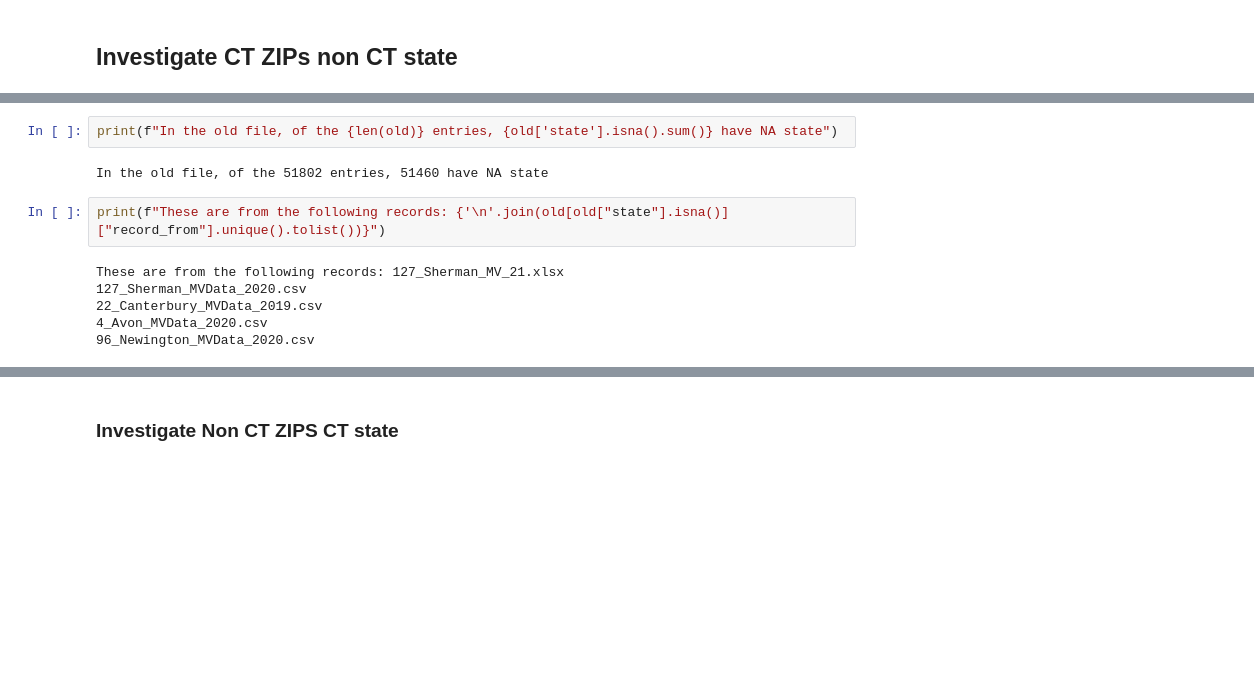
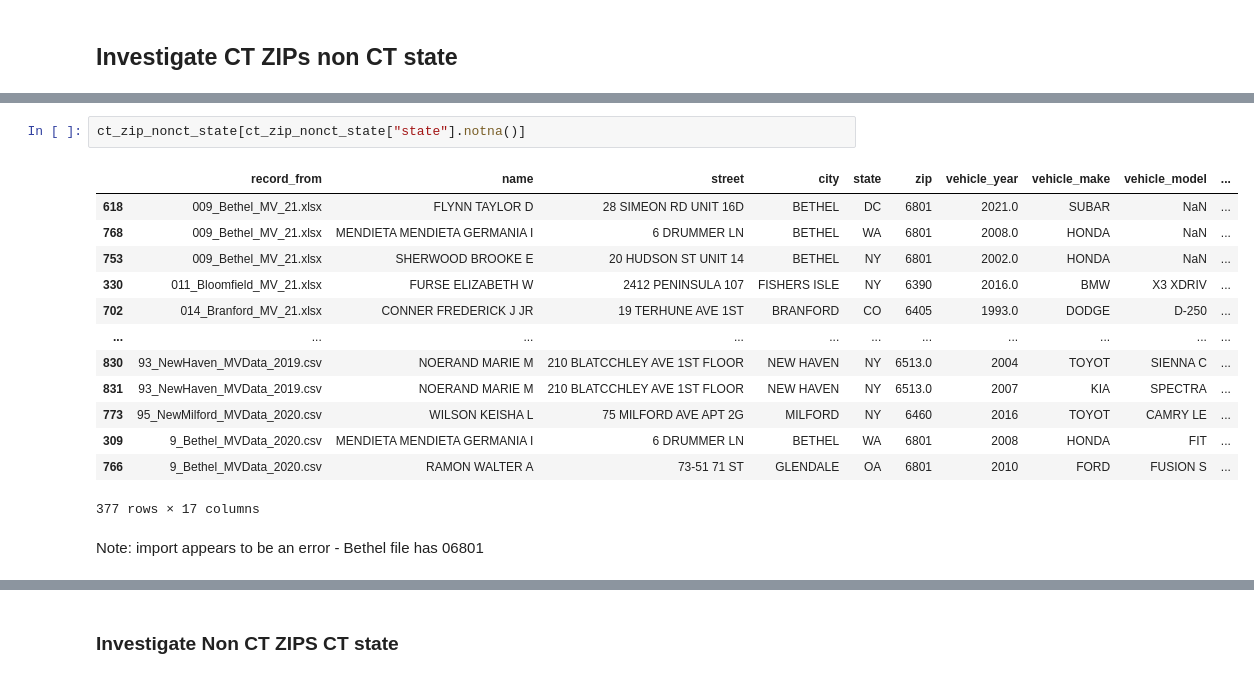
Before and after one commit to rajanoureddine/ctdot-tobin-yse, a Jupyter notebook: 1_municipal_data/check_reconstruct_municipal.ipynb, the cells around one changed output, grey strips where cells are left out. Saved outputs shown, nothing was run; the diff lists cells and outputs as text; blank space fills up the shorter version.

```diff
--- a/1_municipal_data/check_reconstruct_municipal.ipynb
+++ b/1_municipal_data/check_reconstruct_municipal.ipynb
@@ -687,15 +711,21 @@ These are from the following records: 099_North_Branford_MV_21.xlsx
 22_Canterbury_MVData_2019.csv
 4_Avon_MVData_2020.csv
 96_Newington_MVData_2020.csv
-# %%
-print(f"In the old file, of the {len(old)} entries, {old['state'].isna().sum()} have NA state")
-# %% [output]
-In the old file, of the 51802 entries, 51460 have NA state
-# %%
-print(f"These are from the following records: {'\n'.join(old[old["state"].isna()]["record_from"].unique().tolist())}")
-# %% [output]
-These are from the following records: 127_Sherman_MV_21.xlsx
-127_Sherman_MVData_2020.csv
-22_Canterbury_MVData_2019.csv
-4_Avon_MVData_2020.csv
-96_Newington_MVData_2020.csv
+# %%
+ct_zip_nonct_state[ct_zip_nonct_state["state"].notna()]
+# %% [output]
+|  | record_from | name | street | city | state | zip | vehicle_year | vehicle_make | vehicle_model | ... |
+| 618 | 009_Bethel_MV_21.xlsx | FLYNN TAYLOR D | 28 SIMEON RD UNIT 16D | BETHEL | DC | 6801 | 2021.0 | SUBAR | NaN | ... |
+| 768 | 009_Bethel_MV_21.xlsx | MENDIETA MENDIETA GERMANIA I | 6 DRUMMER LN | BETHEL | WA | 6801 | 2008.0 | HONDA | NaN | ... |
+| 753 | 009_Bethel_MV_21.xlsx | SHERWOOD BROOKE E | 20 HUDSON ST UNIT 14 | BETHEL | NY | 6801 | 2002.0 | HONDA | NaN | ... |
+| 330 | 011_Bloomfield_MV_21.xlsx | FURSE ELIZABETH W | 2412 PENINSULA 107 | FISHERS ISLE | NY | 6390 | 2016.0 | BMW | X3 XDRIV | ... |
+| 702 | 014_Branford_MV_21.xlsx | CONNER FREDERICK J JR | 19 TERHUNE AVE 1ST | BRANFORD | CO | 6405 | 1993.0 | DODGE | D-250 | ... |
+| ... | ... | ... | ... | ... | ... | ... | ... | ... | ... | ... |
+| 830 | 93_NewHaven_MVData_2019.csv | NOERAND MARIE M | 210 BLATCCHLEY AVE 1ST FLOOR | NEW HAVEN | NY | 6513.0 | 2004 | TOYOT | SIENNA C | ... |
+| 831 | 93_NewHaven_MVData_2019.csv | NOERAND MARIE M | 210 BLATCCHLEY AVE 1ST FLOOR | NEW HAVEN | NY | 6513.0 | 2007 | KIA | SPECTRA | ... |
+| 773 | 95_NewMilford_MVData_2020.csv | WILSON KEISHA L | 75 MILFORD AVE APT 2G | MILFORD | NY | 6460 | 2016 | TOYOT | CAMRY LE | ... |
+| 309 | 9_Bethel_MVData_2020.csv | MENDIETA MENDIETA GERMANIA I | 6 DRUMMER LN | BETHEL | WA | 6801 | 2008 | HONDA | FIT | ... |
+| 766 | 9_Bethel_MVData_2020.csv | RAMON WALTER A | 73-51 71 ST | GLENDALE | OA | 6801 | 2010 | FORD | FUSION S | ... |
+377 rows × 17 columns
+# %% [markdown]
+Note: import appears to be an error - Bethel file has 06801
```
Also changed, not shown: parts of 16 cells of this notebook.
